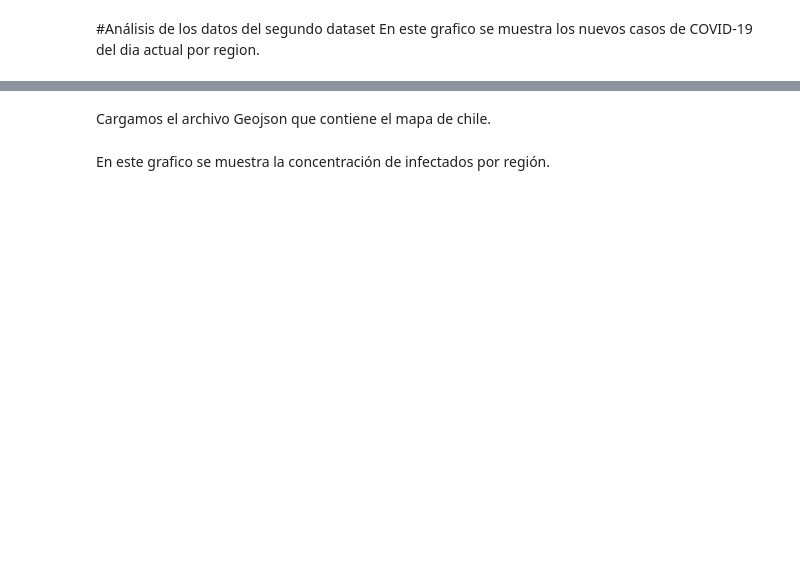
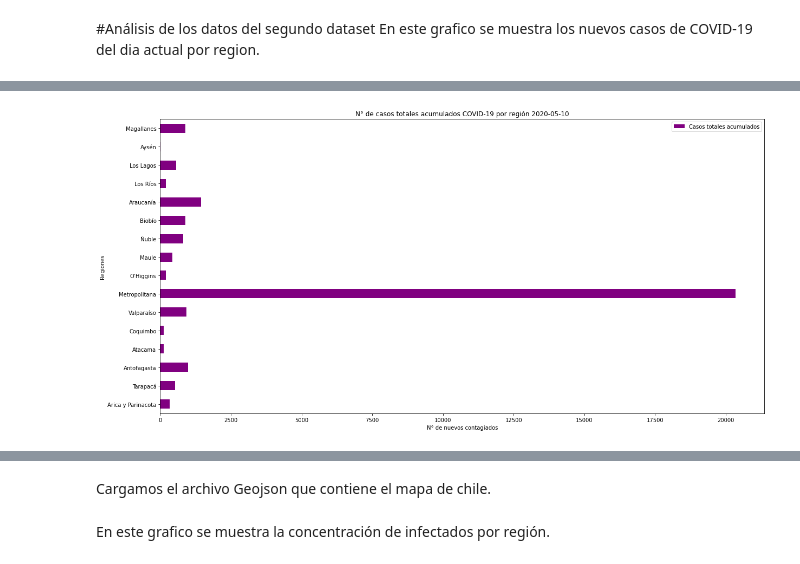
Before and after one commit to White-Mask/COVID-19-Chile-Coronavirus, a Jupyter notebook: Notebook/Analisis_COVID-19_chile.ipynb, the cells around one changed output, grey strips where cells are left out. Saved outputs shown, nothing was run; the diff lists cells and outputs as text; code cells hidden in the pictures; blank space fills up the shorter version.

```diff
--- a/Notebook/Analisis_COVID-19_chile.ipynb
+++ b/Notebook/Analisis_COVID-19_chile.ipynb
@@ -144,3 +144,11 @@ plt.show()
+# %%
+df.plot.barh('Región','Casos totales acumulados',color='purple')
+plt.title("N° de casos totales acumulados COVID-19 por región "+str(date.today()))
+plt.xlabel('N° de nuevos contagiados')
+plt.ylabel('Regiones')
+plt.show()
+# %% [output]
+[figure, added]
 # %%
 import plotly.express as px
 fig = px.pie(df, values='Casos nuevos totales', names='Región',
```
Also changed, not shown: parts of 9 cells of this notebook, 7 other files.
